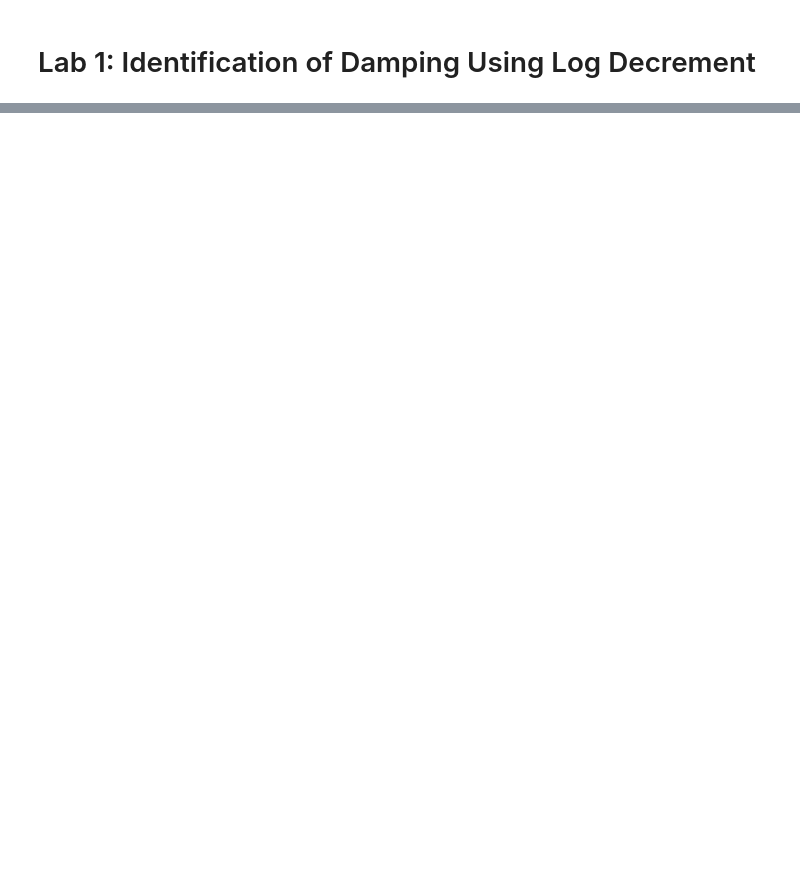
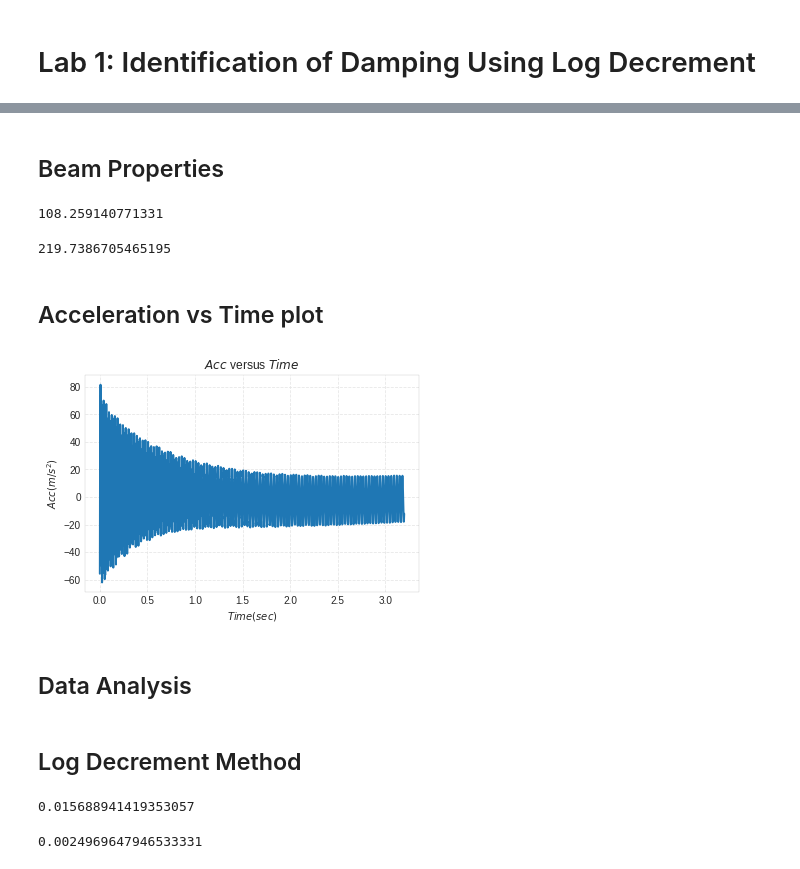
Before and after one commit to josephcslater/MechanicalVibrationLab, a Jupyter notebook: source/labnotes/Lab1.ipynb, the cells around one changed output, grey strips where cells are left out. Saved outputs shown, nothing was run; the diff lists cells and outputs as text; code cells hidden in the pictures; blank space fills up the shorter version.

```diff
--- a/source/labnotes/Lab1.ipynb
+++ b/source/labnotes/Lab1.ipynb
@@ -87,0 +11,3 @@ for i in range(0, 3):
+# %% [markdown]
+Beam Properties
+---------------------
@@ -87,0 +27,34 @@ for i in range(0, 3):
+# %%
+wn
+# %% [output]
+108.259140771331
+# %%
+wn2
+# %% [output]
+219.7386705465195
+# %% [markdown]
+Acceleration vs Time plot
+------------------------------------
+# %%
+# Acc vs Time
+
+%matplotlib inline
+mat_contents=sio.loadmat('Case1-2.mat')
+Time_domain = mat_contents['Time_domain']
+Time_chan_2 = mat_contents['Time_chan_2']
+Time_chan_2 = Time_chan_2*(9.81);
+mean=sum(Time_chan_2)/np.size(Time_chan_2);
+Accel = Time_chan_2-mean;
+# The acceleration values from Bobcat will be in Gs. So,  to convert them to m/s^2,
+# we will have to multiply the vector by 9.81
+plt.plot(Time_domain, Accel)
+plt.grid('on')
+plt.ylabel('$Acc(m/s^2)$')
+plt.xlabel('$Time(sec)$')
+plt.title('$Acc$ versus $Time$')
+plt.show()
+# %% [output]
+[figure, added]
+# %% [markdown]
+ Data Analysis
+ --------------------
@@ -87,0 +70,13 @@ for i in range(0, 3):
+# %% [markdown]
+Log Decrement Method
+--------------------------
+# %%
+d = (1/n)*math.log(x1/x2) # delta
+d
+# %% [output]
+0.015688941419353057
+# %%
+z= d/np.sqrt(4*math.pi**2+d**2) # zeta
+z
+# %% [output]
+0.0024969647946533331
```
Also changed, not shown: parts of 28 cells of this notebook, 2 other files.
